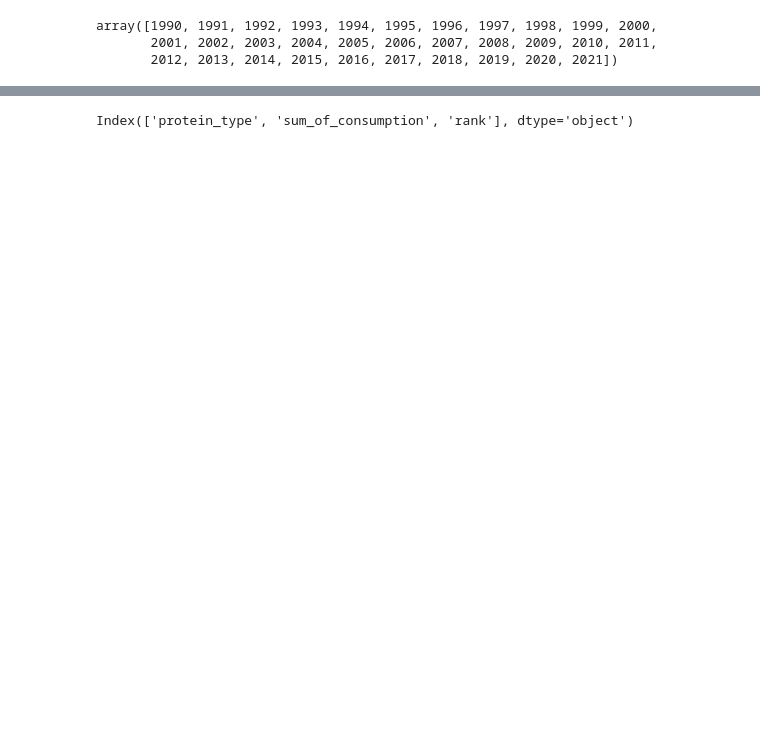
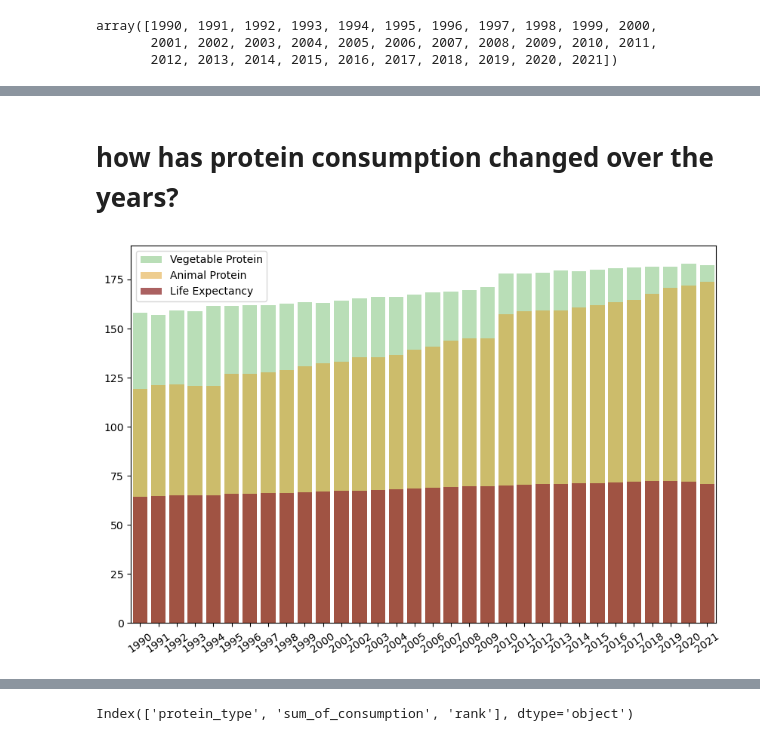
Before and after one commit to NSS-Full-Time-Data-Analytics-14/jonny_farro_cap, a Jupyter notebook: jonnyfarro_capstone_notebook.ipynb, the cells around one changed output, grey strips where cells are left out. Saved outputs shown, nothing was run; the diff lists cells and outputs as text; code cells hidden in the pictures; blank space fills up the shorter version.

```diff
--- a/jonnyfarro_capstone_notebook.ipynb
+++ b/jonnyfarro_capstone_notebook.ipynb
@@ -184,0 +387,2 @@ plt.xticks(rotation = 25);
+# %% [markdown]
+# how has protein consumption changed over the years?
@@ -184,0 +391,13 @@ plt.xticks(rotation = 25);
+# %%
+correlating_food_type_and_life = df.groupby('year').agg({'life_exp':'mean','daily_cal_veg_protein':'mean','daily_cal_animal_protein':'mean','population':'sum'})
+# %%
+plt.figure(figsize=(10, 6.5))
+sns.barplot(data= correlating_food_type_and_life,x='year',y='daily_cal_veg_protein',color='g',alpha=0.5,label="Vegetable Protein")
+sns.barplot(data= correlating_food_type_and_life,x='year',y='daily_cal_animal_protein',color='orange',alpha=0.5,label="Animal Protein")
+sns.barplot(data= correlating_food_type_and_life,x='year',y='life_exp',color='brown',label="Life Expectancy",alpha=0.8)
+
+plt.xticks(rotation=35)
+plt.xlabel('')
+plt.ylabel('');
+# %% [output]
+[figure, added]
```
Also changed, not shown: parts of 84 cells of this notebook.
